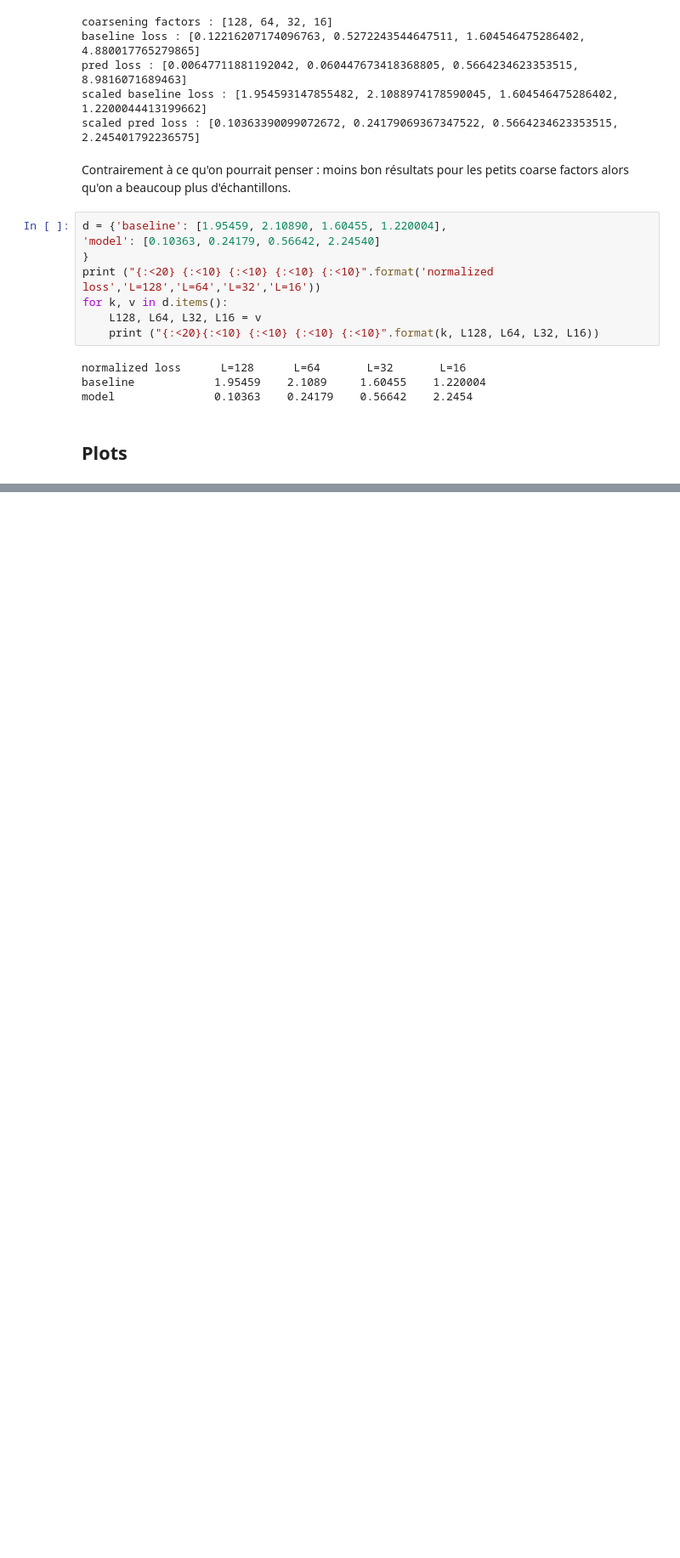
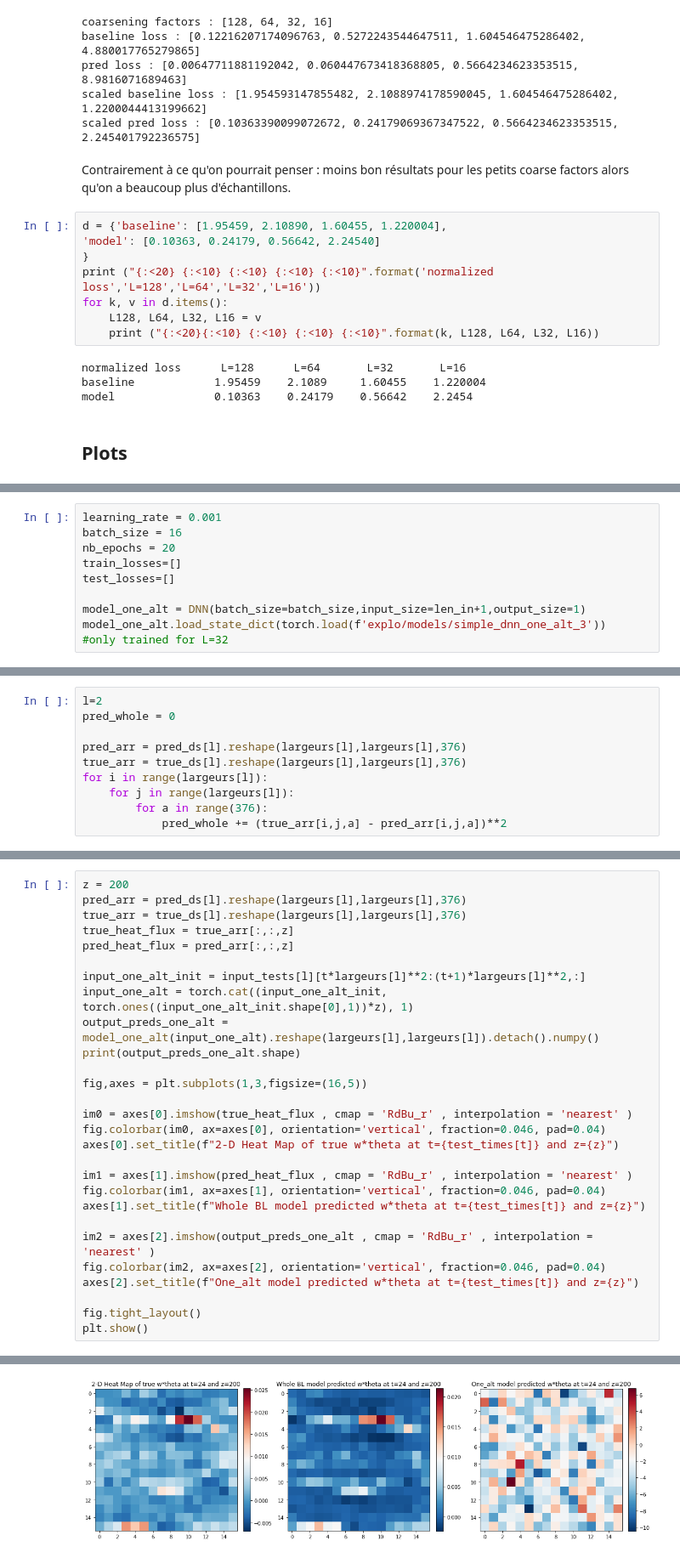
Before and after one commit to AdrienBq/Turbulence, a Jupyter notebook: explo/eval_model.ipynb, the cells around one changed output, grey strips where cells are left out. Shown: that part at 85% size. Cells and saved outputs as stored; diff of their text form; blank space fills up the shorter version.

```diff
--- a/explo/eval_model.ipynb
+++ b/explo/eval_model.ipynb
@@ -428,0 +431,9 @@ plt.show()
+# %%
+learning_rate = 0.001
+batch_size = 16
+nb_epochs = 20
+train_losses=[]
+test_losses=[]
+
+model_one_alt = DNN(batch_size=batch_size,input_size=len_in+1,output_size=1)
+model_one_alt.load_state_dict(torch.load(f'explo/models/simple_dnn_one_alt_3'))     #only trained for L=32
@@ -428,0 +442,10 @@ plt.show()
+# %%
+l=2
+pred_whole = 0
+
+pred_arr = pred_ds[l].reshape(largeurs[l],largeurs[l],376)
+true_arr = true_ds[l].reshape(largeurs[l],largeurs[l],376)
+for i in range(largeurs[l]):
+    for j in range(largeurs[l]):
+        for a in range(376):
+            pred_whole += (true_arr[i,j,a] - pred_arr[i,j,a])**2
@@ -428,0 +474,29 @@ plt.show()
+# %%
+z = 200
+pred_arr = pred_ds[l].reshape(largeurs[l],largeurs[l],376)
+true_arr = true_ds[l].reshape(largeurs[l],largeurs[l],376)
+true_heat_flux = true_arr[:,:,z]
+pred_heat_flux = pred_arr[:,:,z]
+
+input_one_alt_init = input_tests[l][t*largeurs[l]**2:(t+1)*largeurs[l]**2,:]
+input_one_alt = torch.cat((input_one_alt_init, torch.ones((input_one_alt_init.shape[0],1))*z), 1)
+output_preds_one_alt = model_one_alt(input_one_alt).reshape(largeurs[l],largeurs[l]).detach().numpy()
+print(output_preds_one_alt.shape)
+
+fig,axes = plt.subplots(1,3,figsize=(16,5))
+
+im0 = axes[0].imshow(true_heat_flux , cmap = 'RdBu_r' , interpolation = 'nearest' )
+fig.colorbar(im0, ax=axes[0], orientation='vertical', fraction=0.046, pad=0.04)
+axes[0].set_title(f"2-D Heat Map of true w*theta at t={test_times[t]} and z={z}")
+
+im1 = axes[1].imshow(pred_heat_flux , cmap = 'RdBu_r' , interpolation = 'nearest' )
+fig.colorbar(im1, ax=axes[1], orientation='vertical', fraction=0.046, pad=0.04)
+axes[1].set_title(f"Whole BL model predicted w*theta at t={test_times[t]} and z={z}")
+
+im2 = axes[2].imshow(output_preds_one_alt , cmap = 'RdBu_r' , interpolation = 'nearest' )
+fig.colorbar(im2, ax=axes[2], orientation='vertical', fraction=0.046, pad=0.04)
+axes[2].set_title(f"One_alt model predicted w*theta at t={test_times[t]} and z={z}")
+
+fig.tight_layout()
+plt.show()
+# %% [output]
@@ -428,0 +504 @@ plt.show()
+[figure, added]
```
Also changed, not shown: parts of 13 cells of this notebook, 7 other files.
